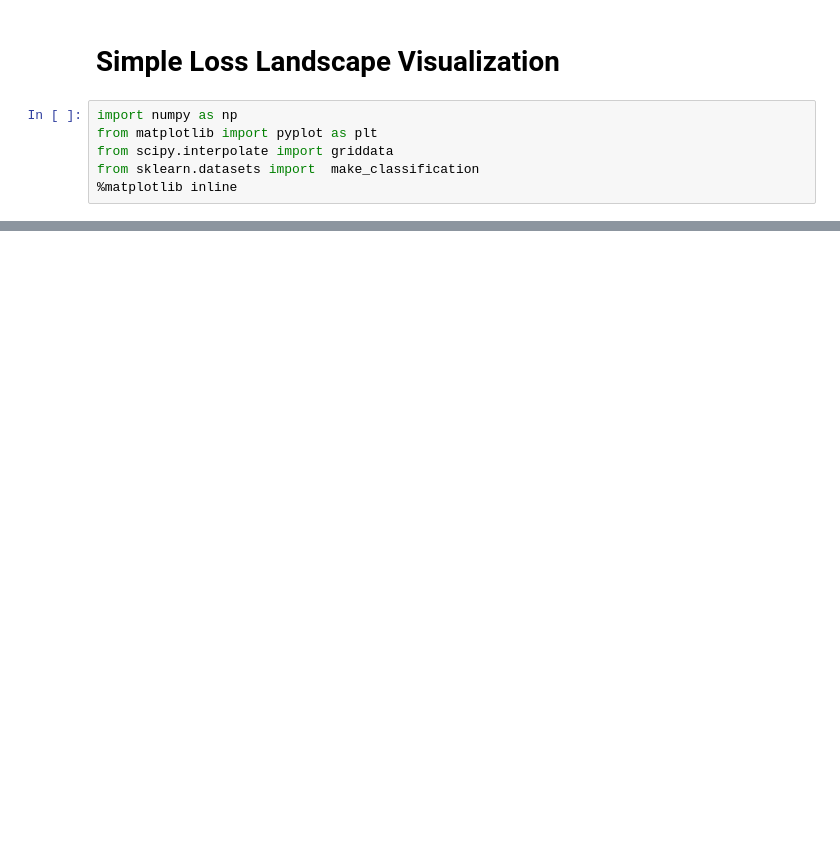
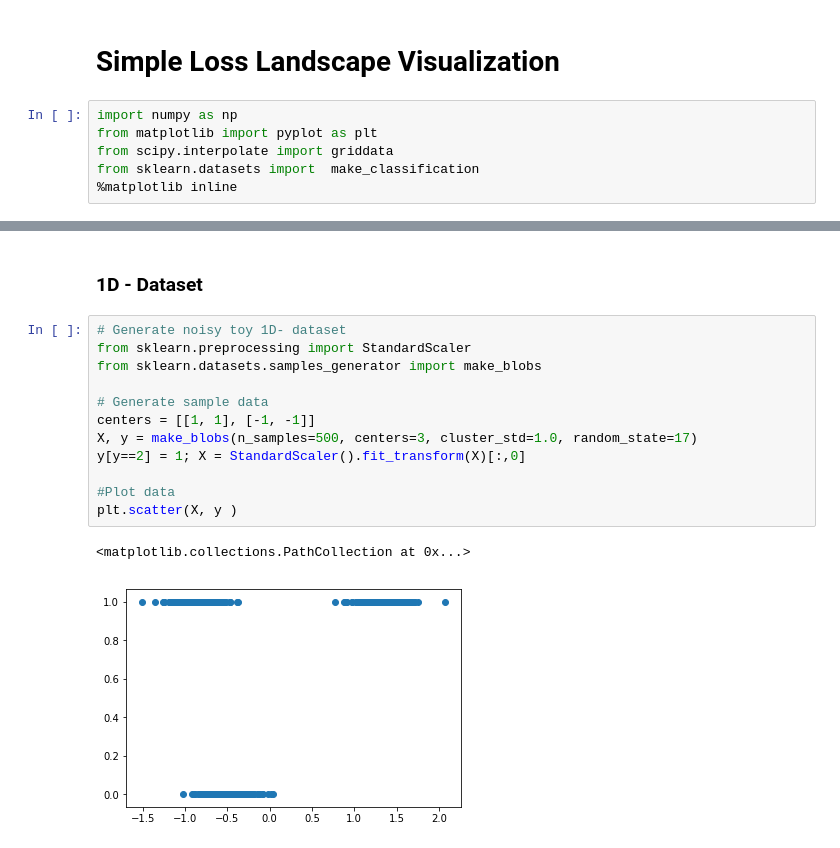
Before and after one commit to Alfo5123/LossViz, a Jupyter notebook: SimpleVisualization.ipynb, the cells around one changed output, grey strips where cells are left out. Saved outputs shown, nothing was run; the diff lists cells and outputs as text; blank space fills up the shorter version.

Commit message:
Update visualizations of loss landscapes

```diff
--- a/SimpleVisualization.ipynb
+++ b/SimpleVisualization.ipynb
@@ -8,0 +26,17 @@ from sklearn.datasets import  make_classification
+# %% [markdown]
+### 1D - Dataset
+# %%
+# Generate noisy toy 1D- dataset
+from sklearn.preprocessing import StandardScaler
+from sklearn.datasets.samples_generator import make_blobs
+
+# Generate sample data
+centers = [[1, 1], [-1, -1]]
+X, y = make_blobs(n_samples=500, centers=3, cluster_std=1.0, random_state=17)
+y[y==2] = 1; X = StandardScaler().fit_transform(X)[:,0]
+
+#Plot data
+plt.scatter(X, y )
+# %% [output]
+<matplotlib.collections.PathCollection at 0x...>
+[figure, added]
```
Also changed, not shown: parts of 11 cells of this notebook.
